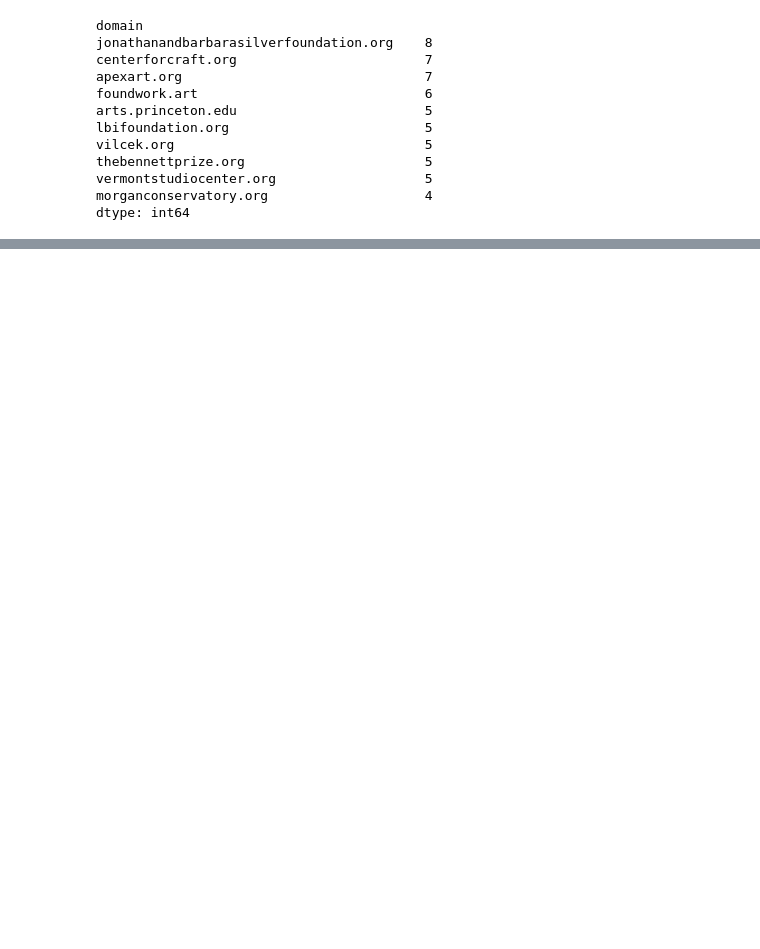
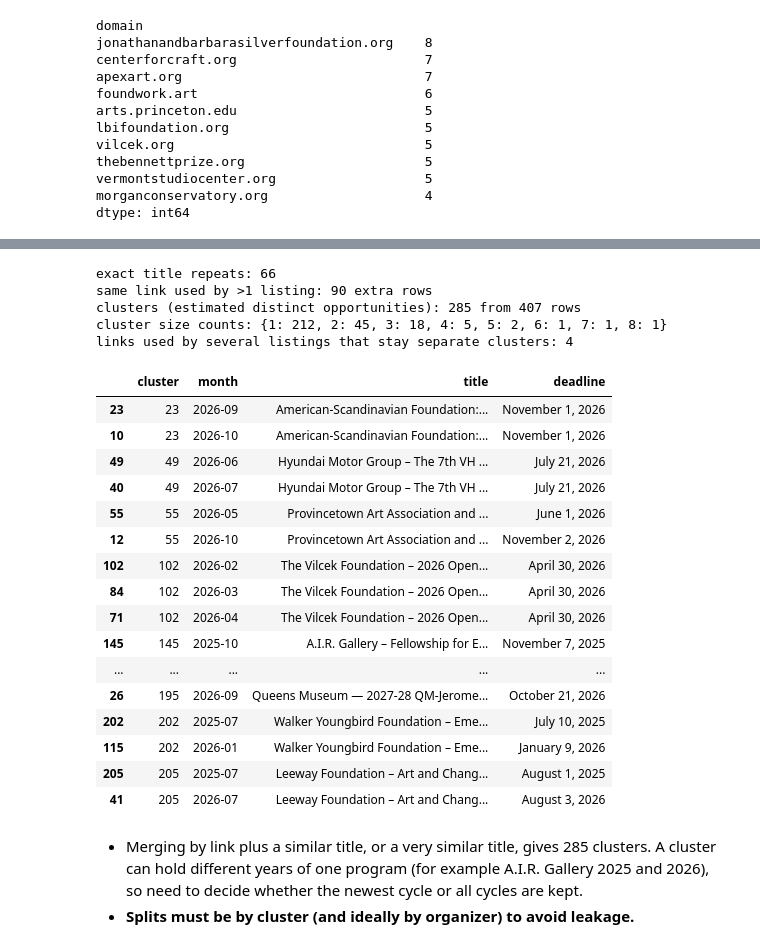
Before and after one commit to Erdos-Projects/fall-2026-artist-opportunity-finder, a Jupyter notebook: notebooks/EDA+Preprocessing.ipynb, the cells around one changed output, grey strips where cells are left out. Saved outputs shown, nothing was run; the diff lists cells and outputs as text; code cells hidden in the pictures; blank space fills up the shorter version.

```diff
--- a/notebooks/EDA+Preprocessing.ipynb
+++ b/notebooks/EDA+Preprocessing.ipynb
@@ -466,0 +623,60 @@ dtype: int64
+# %%
+## Duplicates
+'''
+Three kinds: the same organizer link used by several listings, the same title repeated across months (featured listings come back), and near-identical titles. Clusters use a link match plus a fairly similar title, or a very similar title on its own.
+'''
+
+from rapidfuzz import process, fuzz
+
+t = df["title"].map(normalize_text).str.lower().tolist()
+sim = process.cdist(t, t, scorer=fuzz.token_set_ratio, workers=-1)
+n = len(df)
+keys = df["key"].to_numpy(dtype=object)
+same_key = keys[:, None] == keys[None, :]
+link = same_key & (sim >= 80)
+dup = link | (sim >= 92)
+np.fill_diagonal(dup, False)
+
+parent = list(range(n))
+def find(i):
+    while parent[i] != i: parent[i] = parent[parent[i]]; i = parent[i]
+    return i
+for i, j in zip(*np.where(np.triu(dup))): parent[find(i)] = find(j)
+df["cluster"] = [find(i) for i in range(n)]
+
+print("exact title repeats:", int(df["title"].duplicated().sum()))
+print("same link used by >1 listing:", int(df["key"].duplicated().sum()), "extra rows")
+print("clusters (estimated distinct opportunities):", df["cluster"].nunique(), "from", n, "rows")
+sizes = df["cluster"].value_counts()
+print("cluster size counts:", sizes.value_counts().sort_index().to_dict())
+
+# Same link but NOT merged: probably different calls on one page (e.g. apexart's open calls page)
+shared = df[df["key"].duplicated(keep=False)].groupby("key")["cluster"].nunique()
+print("links used by several listings that stay separate clusters:", int((shared > 1).sum()))
+df.loc[df["cluster"].isin(sizes[sizes > 1].index)].sort_values(["cluster", "month"])[["cluster", "month", "title", "deadline"]].head(25)
+# %% [output]
+exact title repeats: 66
+same link used by >1 listing: 90 extra rows
+clusters (estimated distinct opportunities): 285 from 407 rows
+cluster size counts: {1: 212, 2: 45, 3: 18, 4: 5, 5: 2, 6: 1, 7: 1, 8: 1}
+links used by several listings that stay separate clusters: 4
+|  | cluster | month | title | deadline |
+| 23 | 23 | 2026-09 | American-Scandinavian Foundation:... | November 1, 2026 |
+| 10 | 23 | 2026-10 | American-Scandinavian Foundation:... | November 1, 2026 |
+| 49 | 49 | 2026-06 | Hyundai Motor Group – The 7th VH ... | July 21, 2026 |
+| 40 | 49 | 2026-07 | Hyundai Motor Group – The 7th VH ... | July 21, 2026 |
+| 55 | 55 | 2026-05 | Provincetown Art Association and ... | June 1, 2026 |
+| 12 | 55 | 2026-10 | Provincetown Art Association and ... | November 2, 2026 |
+| 102 | 102 | 2026-02 | The Vilcek Foundation – 2026 Open... | April 30, 2026 |
+| 84 | 102 | 2026-03 | The Vilcek Foundation – 2026 Open... | April 30, 2026 |
+| 71 | 102 | 2026-04 | The Vilcek Foundation – 2026 Open... | April 30, 2026 |
+| 145 | 145 | 2025-10 | A.I.R. Gallery – Fellowship for E... | November 7, 2025 |
+| ... | ... | ... | ... | ... |
+| 26 | 195 | 2026-09 | Queens Museum — 2027-28 QM-Jerome... | October 21, 2026 |
+| 202 | 202 | 2025-07 | Walker Youngbird Foundation – Eme... | July 10, 2025 |
+| 115 | 202 | 2026-01 | Walker Youngbird Foundation – Eme... | January 9, 2026 |
+| 205 | 205 | 2025-07 | Leeway Foundation – Art and Chang... | August 1, 2025 |
+| 41 | 205 | 2026-07 | Leeway Foundation – Art and Chang... | August 3, 2026 |
+# %% [markdown]
+- Merging by link plus a similar title, or a very similar title, gives 285 clusters. A cluster can hold different years of one program (for example A.I.R. Gallery 2025 and 2026), so need to decide whether the newest cycle or all cycles are kept.
+- **Splits must be by cluster (and ideally by organizer) to avoid leakage.**
```
Also changed, not shown: parts of 24 cells of this notebook.
